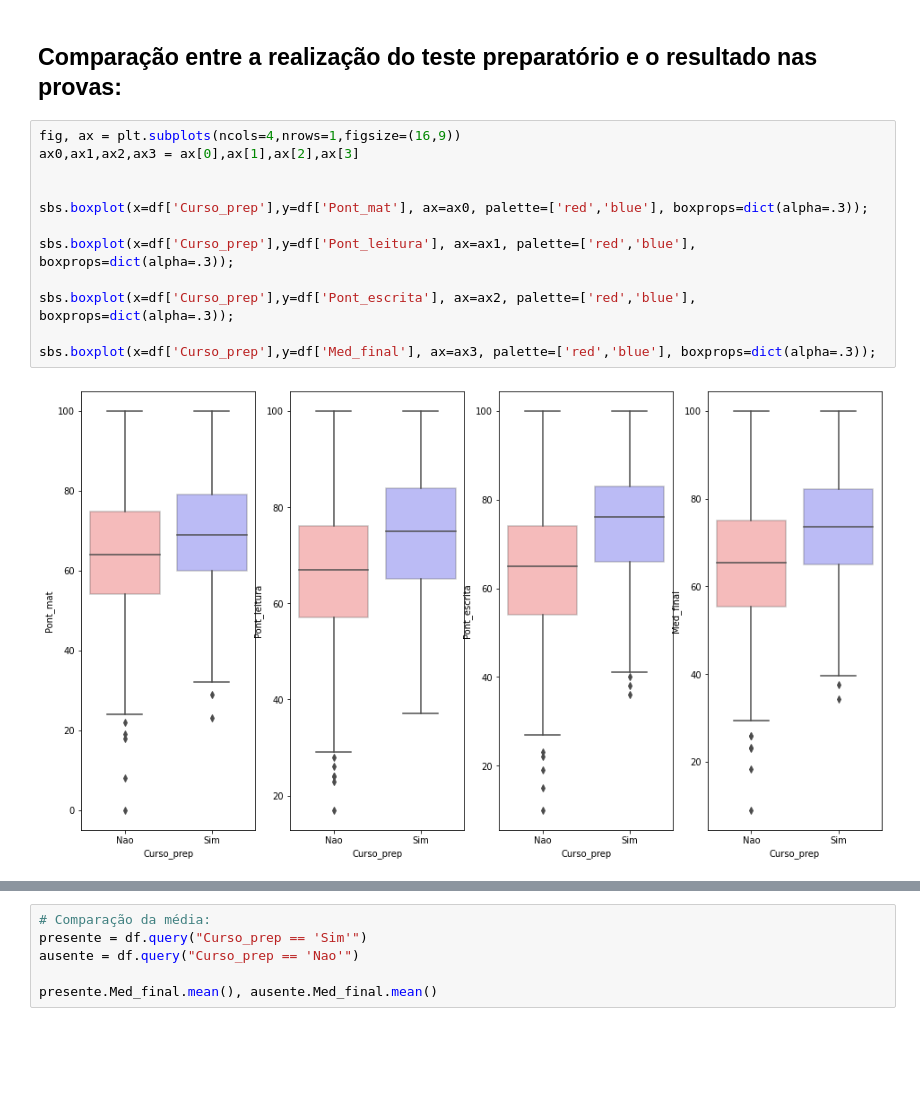
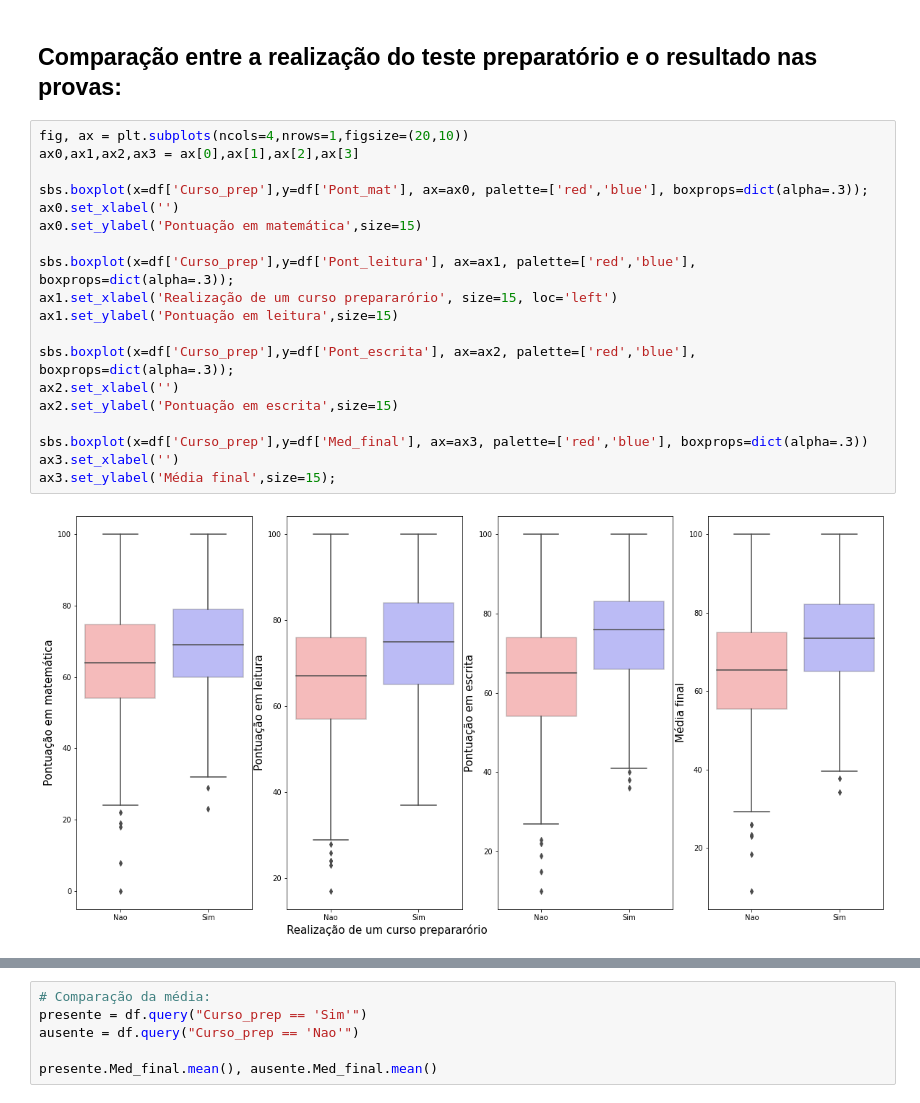
Before and after one commit to LucasJMFreire/projeto_Performance_Estudantes, a Jupyter notebook: Projeto_Performance_Estudantes.ipynb, the cells around one changed output, grey strips where cells are left out. Cells and saved outputs as stored; diff of their text form; blank space fills up the shorter version.

```diff
--- a/Projeto_Performance_Estudantes.ipynb
+++ b/Projeto_Performance_Estudantes.ipynb
@@ -427,16 +440,23 @@ school.Med_final.mean(), grad.Med_final.mean()
 # %% [markdown]
 ## Comparação entre a realização do teste preparatório e o resultado nas provas:
 # %%
-fig, ax = plt.subplots(ncols=4,nrows=1,figsize=(16,9))
+fig, ax = plt.subplots(ncols=4,nrows=1,figsize=(20,10))
 ax0,ax1,ax2,ax3 = ax[0],ax[1],ax[2],ax[3]
 
-
 sbs.boxplot(x=df['Curso_prep'],y=df['Pont_mat'], ax=ax0, palette=['red','blue'], boxprops=dict(alpha=.3));
+ax0.set_xlabel('')
+ax0.set_ylabel('Pontuação em matemática',size=15)
 
 sbs.boxplot(x=df['Curso_prep'],y=df['Pont_leitura'], ax=ax1, palette=['red','blue'], boxprops=dict(alpha=.3));
+ax1.set_xlabel('Realização de um curso prepararório', size=15, loc='left')
+ax1.set_ylabel('Pontuação em leitura',size=15)
 
 sbs.boxplot(x=df['Curso_prep'],y=df['Pont_escrita'], ax=ax2, palette=['red','blue'], boxprops=dict(alpha=.3));
+ax2.set_xlabel('')
+ax2.set_ylabel('Pontuação em escrita',size=15)
 
-sbs.boxplot(x=df['Curso_prep'],y=df['Med_final'], ax=ax3, palette=['red','blue'], boxprops=dict(alpha=.3));
+sbs.boxplot(x=df['Curso_prep'],y=df['Med_final'], ax=ax3, palette=['red','blue'], boxprops=dict(alpha=.3))
+ax3.set_xlabel('')
+ax3.set_ylabel('Média final',size=15);
 # %% [output]
-[figure, old version]
+[figure, new version]
```
Also changed, not shown: parts of 8 cells of this notebook.
